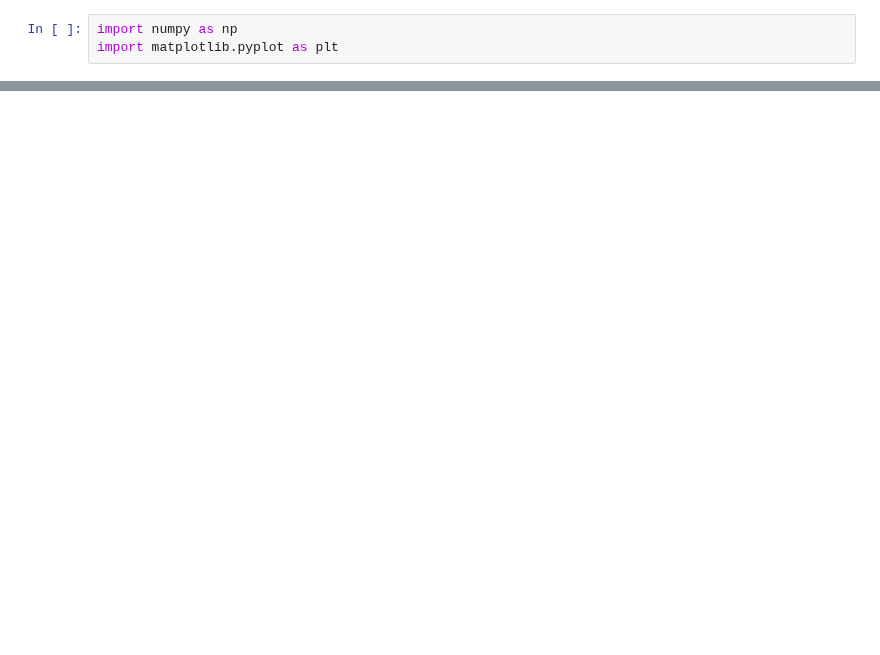
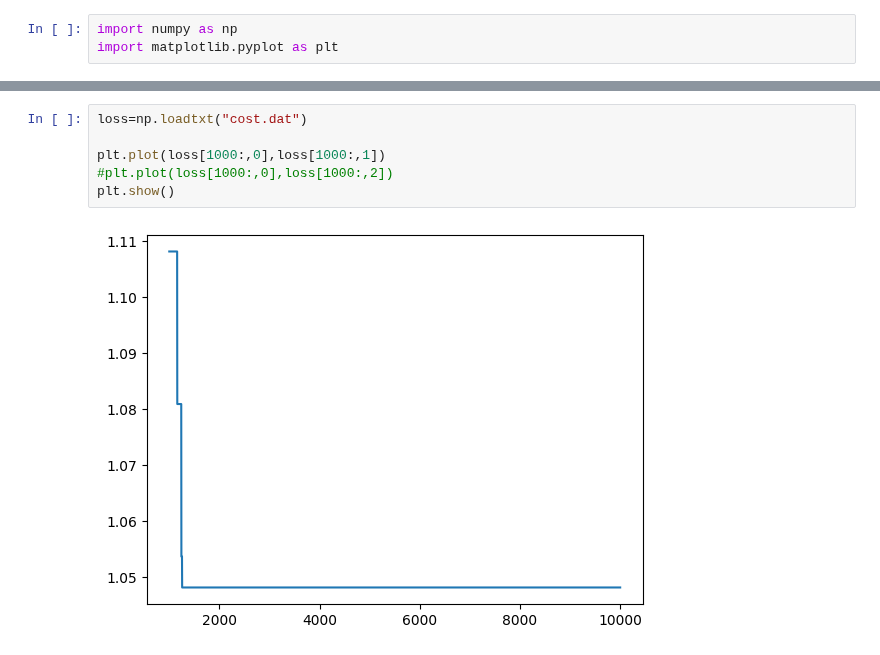
Before and after one commit to sergio-egm/lsn_delivery_exercises, a Jupyter notebook: es9/LSN_Exercises_09.ipynb, the cells around one changed output, grey strips where cells are left out. Drawn from its saved outputs; the diff is of its cells as text; blank space fills up the shorter version.

```diff
--- a/es9/LSN_Exercises_09.ipynb
+++ b/es9/LSN_Exercises_09.ipynb
@@ -10,0 +11,8 @@ plt.show()
+# %%
+loss=np.loadtxt("cost.dat")
+
+plt.plot(loss[1000:,0],loss[1000:,1])
+#plt.plot(loss[1000:,0],loss[1000:,2])
+plt.show()
+# %% [output]
+[figure, added]
```
Also changed, not shown: parts of 3 cells of this notebook, 9 other files.
